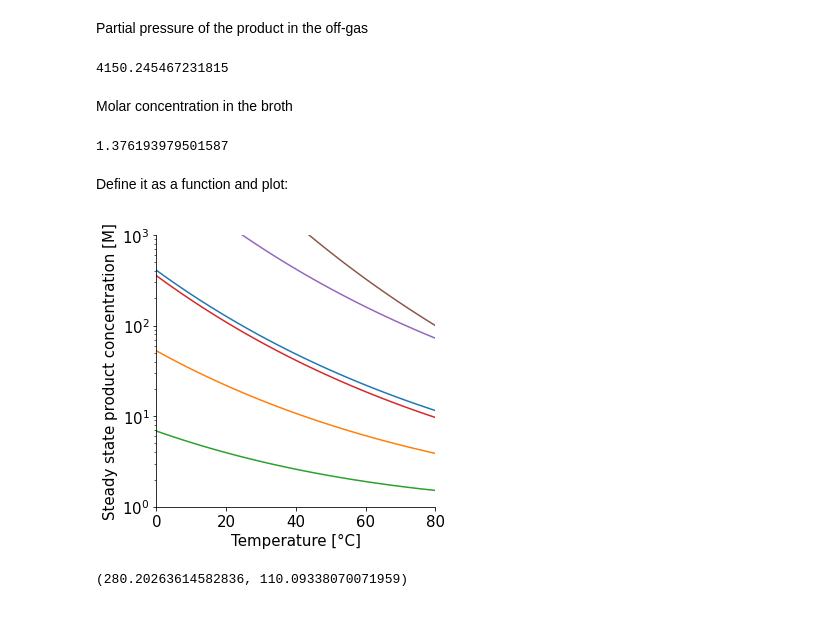
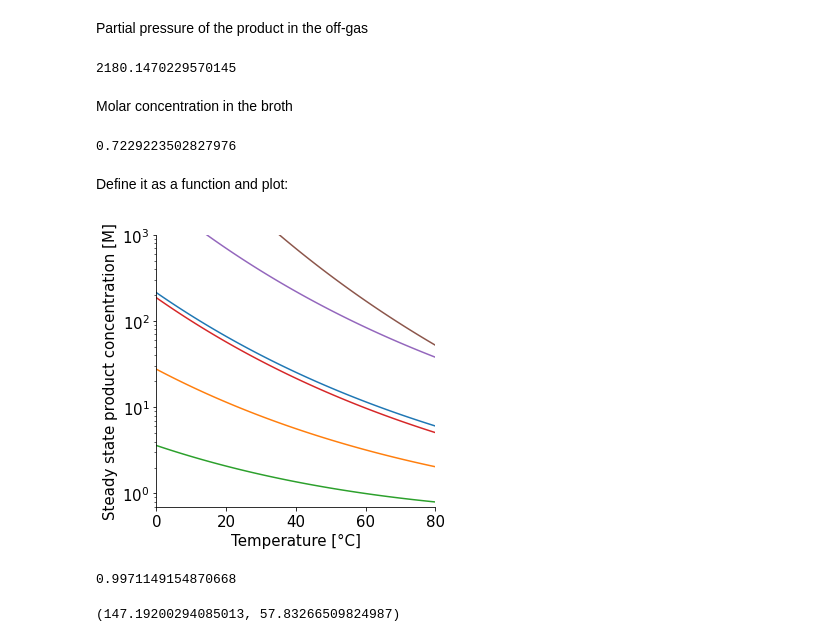
Before and after one commit to biosustain/CO2_fixation_models, a Jupyter notebook: Scripts/05_VolatileProdRecovery.ipynb, the cells around one changed output. Saved outputs shown, nothing was run; the diff lists cells and outputs as text; code cells hidden in the pictures.

Commit message:
GasVelocity0.1
the models are rerun with a lower gas velocity, 0.1, after comments from PyroCO2

```diff
--- a/Scripts/05_VolatileProdRecovery.ipynb
+++ b/Scripts/05_VolatileProdRecovery.ipynb
@@ -38,7 +38,7 @@ def Celsius_Kelvin(t):
     return t+273.15
 
 #Reactor
-v_gas = 0.5 # average gas velocity [m/s]
+v_gas = 0.1 # average gas velocity [m/s]
 h_r = 30 # height of the reactor [m]
 ar = 5 # aspect ratio: height to diameter
 r = h_r/(ar * 2)
@@ -324,14 +324,14 @@ Partial pressure of the product in the off-gas
 P_PG = c_PG * R * Celsius_Kelvin(30)
 P_PG
 # %% [output]
-4150.245467231815
+2180.1470229570145
 # %% [markdown]
 Molar concentration in the broth
 # %%
 x_PL = P_PG/Pt(PR["Actt"], TR_PP, DH_vapR["Actt"], Celsius_Kelvin(30), 1)
 x_PL #[molP/molW]
 # %% [output]
-1.376193979501587
+0.7229223502827976
 # %% [markdown]
 Define it as a function and plot:
 # %%
@@ -346,28 +346,33 @@ def x_PL(C,T,c,y):
 # %%
 plt.rcParams['axes.spines.top'] = False
 plt.rcParams['axes.spines.right'] = False
 
 plt.figure(figsize=(5,5))
 plt.plot(Kelvin_Celsius(T), x_PL("Actt", T, 0, 0.9)/0.018)
 plt.plot(Kelvin_Celsius(T), x_PL("EtOH", T, 0, 0.9)/0.018)
 plt.plot(Kelvin_Celsius(T), x_PL("Actn", T, 0, 0.9)/0.018)
 plt.plot(Kelvin_Celsius(T), x_PL("ButOH", T, 0, 0.9)/0.018)
 plt.plot(Kelvin_Celsius(T), x_PL("Butyrt", T, 0, 0.9)/0.018)
 plt.plot(Kelvin_Celsius(T), x_PL("Butdiol", T, 0, 0.9)/0.018)
 plt.axis([Kelvin_Celsius(T0), Kelvin_Celsius(T0)+dt, 1, 1000])
 plt.yscale("log")
 plt.xlabel('Temperature [°C]', fontsize=15)
-#plt.yticks([0,0.05,0.1,0.15])
+plt.axis([0, 80, 0.7, 1000])
+#plt.yticks([0.01,0.1,1,10,100])
 plt.ylabel('Steady state product concentration [M]', fontsize=15)
 plt.tick_params(axis='both', which='major', labelsize=15)
 
 plt.show()
 # %% [output]
-[figure, old version]
+[figure, new version]
+# %%
+x_PL("Actn", Celsius_Kelvin(60), 0, 0.9)/0.018#*46
+# %% [output]
+0.9971149154870668
 # %%
 x_PL("EtOH", Celsius_Kelvin(60), 0, 0.9)/0.018*46,x_PL("Actn", Celsius_Kelvin(60), 0, 0.9)/0.018*58
 # %% [output]
-(280.20263614582836, 110.09338070071959)
+(147.19200294085013, 57.83266509824987)
 # %%
 plt.plot(np.NaN, np.NaN)
 plt.plot(np.NaN, np.NaN)
```
Also changed, not shown: parts of 3 cells of this notebook, 9 other files.
